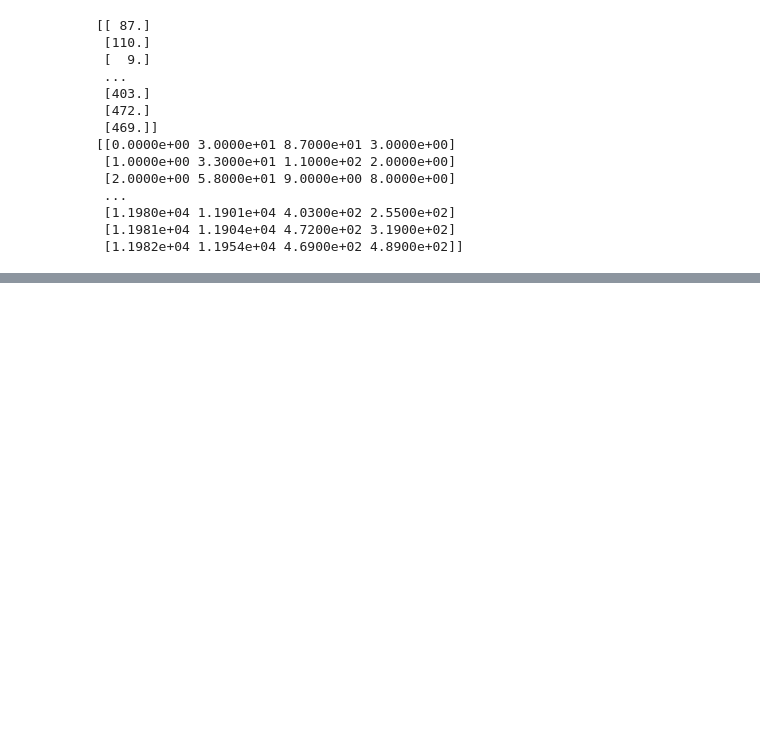
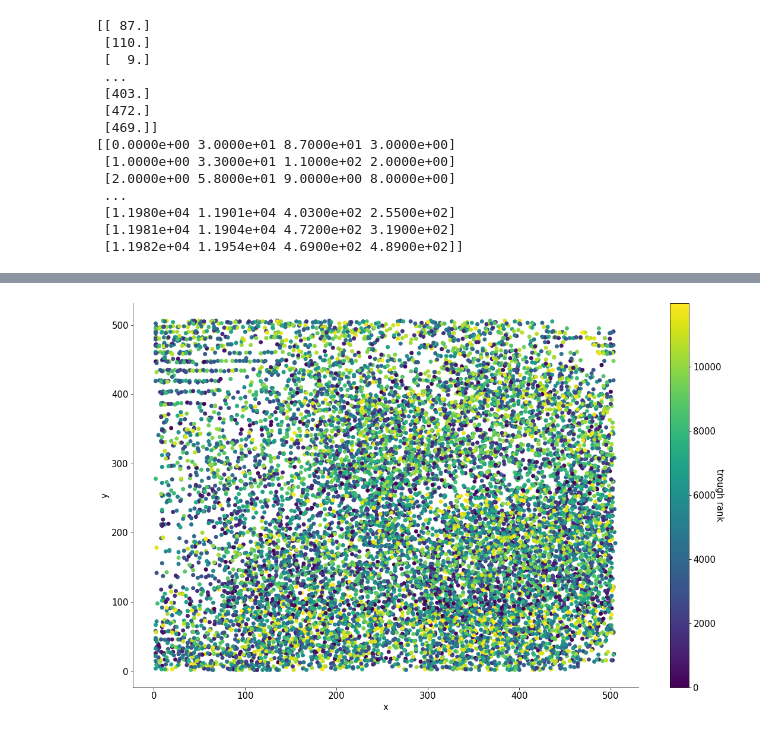
Before and after one commit to grawoods/teamA-grebes-NMA2020, a Jupyter notebook: 20200720_SM_TemporalFilter_GaussianGLM_allNeurons.ipynb, the cells around one changed output, grey strips where cells are left out. Drawn from its saved outputs; the diff is of its cells as text; code cells hidden in the pictures; blank space fills up the shorter version.

```diff
--- a/20200720_SM_TemporalFilter_GaussianGLM_allNeurons.ipynb
+++ b/20200720_SM_TemporalFilter_GaussianGLM_allNeurons.ipynb
@@ -219,3 +219,12 @@ cbar.set_label('Z-Score', rotation=270)
+# %%
+plt.figure(figsize=(16,10))
+ax = plt.subplot(1,1,1)
+plt.scatter(idx_rank_location[ : ,2:3], idx_rank_location[ : ,3:4], c= idx_rank_location[ : ,1:2])
+ax.set(xlabel = 'x', ylabel = 'y')
+cbar = plt.colorbar()
+cbar.set_label('trough rank', rotation=270)
+# %% [output]
+[figure, added]
 # %%
 # embed = UMAP(n_components=ncomp, init =  theta_zscore, n_neighbors = 20,
 #              metric = 'correlation', transform_seed = 42).fit_transform(theta_lg_store)
```
Also changed, not shown: parts of 1 cell of this notebook.
